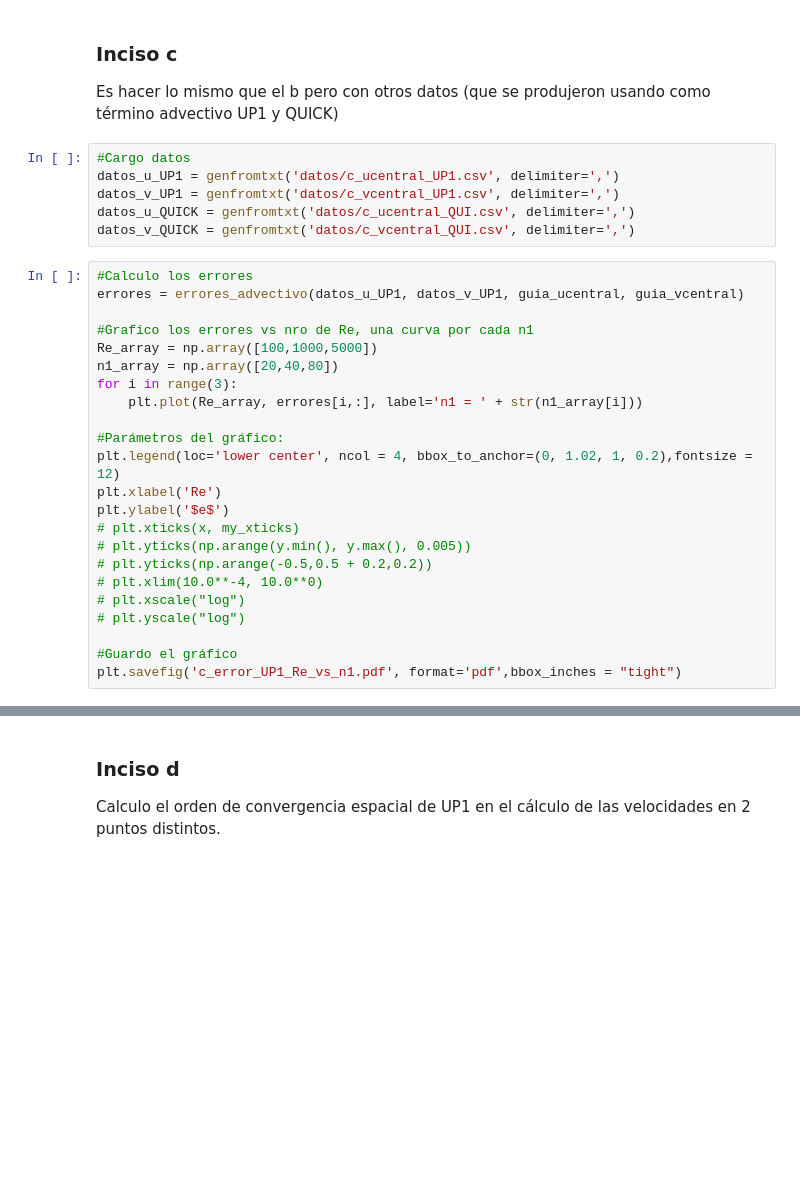
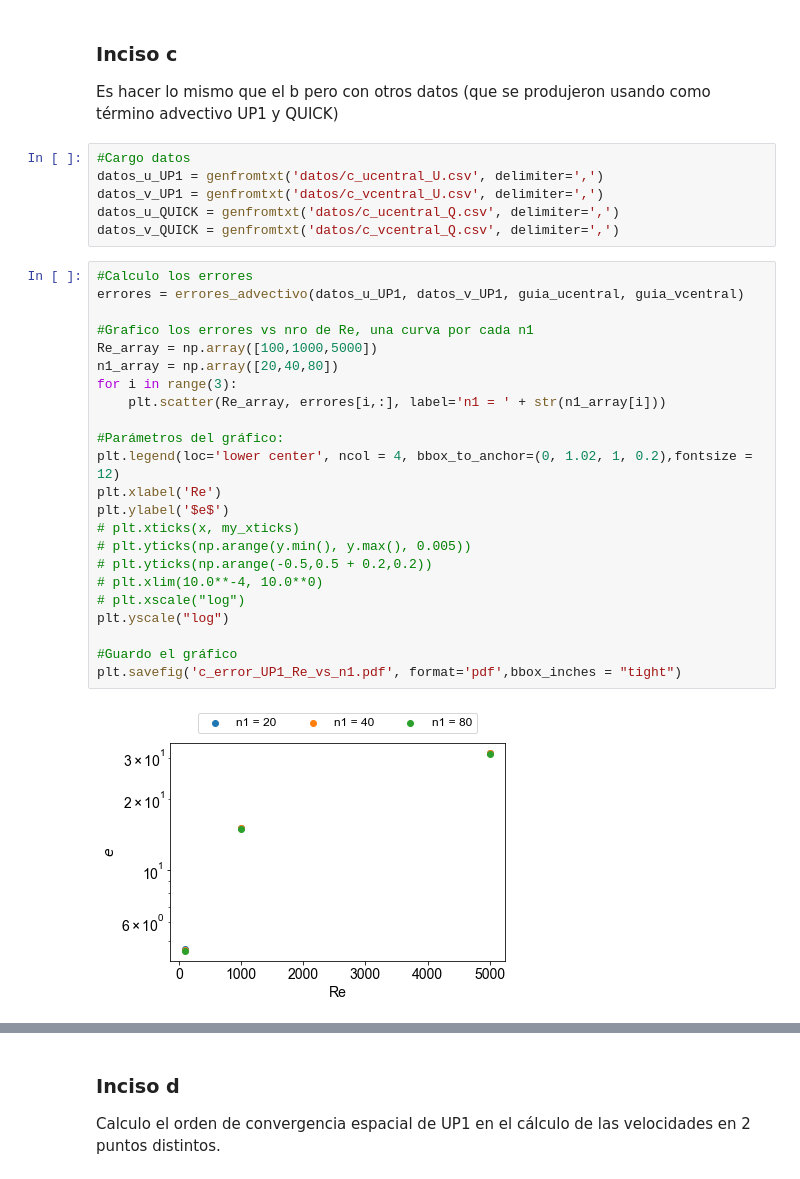
Before and after one commit to Lupama2/Guias_Metodos_Num_Fluidos_I, a Jupyter notebook: Guias/Informe_final/Programa/graficos/graficos.ipynb, the cells around one changed output, grey strips where cells are left out. Drawn from its saved outputs; the diff is of its cells as text; blank space fills up the shorter version.

```diff
--- a/Guias/Informe_final/Programa/graficos/graficos.ipynb
+++ b/Guias/Informe_final/Programa/graficos/graficos.ipynb
@@ -166,33 +206,35 @@ plt.savefig('b_error_Re_vs_n1.pdf', format='pdf',bbox_inches = "tight")
 Es hacer lo mismo que el b pero con otros datos (que se produjeron usando como término advectivo UP1 y QUICK)
 # %%
 #Cargo datos
-datos_u_UP1 = genfromtxt('datos/c_ucentral_UP1.csv', delimiter=',')
-datos_v_UP1 = genfromtxt('datos/c_vcentral_UP1.csv', delimiter=',')
-datos_u_QUICK = genfromtxt('datos/c_ucentral_QUI.csv', delimiter=',')
-datos_v_QUICK = genfromtxt('datos/c_vcentral_QUI.csv', delimiter=',')
+datos_u_UP1 = genfromtxt('datos/c_ucentral_U.csv', delimiter=',')
+datos_v_UP1 = genfromtxt('datos/c_vcentral_U.csv', delimiter=',')
+datos_u_QUICK = genfromtxt('datos/c_ucentral_Q.csv', delimiter=',')
+datos_v_QUICK = genfromtxt('datos/c_vcentral_Q.csv', delimiter=',')
 # %%
 #Calculo los errores
 errores = errores_advectivo(datos_u_UP1, datos_v_UP1, guia_ucentral, guia_vcentral)
 
 #Grafico los errores vs nro de Re, una curva por cada n1
 Re_array = np.array([100,1000,5000])
 n1_array = np.array([20,40,80])
 for i in range(3):
-    plt.plot(Re_array, errores[i,:], label='n1 = ' + str(n1_array[i]))
+    plt.scatter(Re_array, errores[i,:], label='n1 = ' + str(n1_array[i]))
 
 #Parámetros del gráfico:
 plt.legend(loc='lower center', ncol = 4, bbox_to_anchor=(0, 1.02, 1, 0.2),fontsize = 12)
 plt.xlabel('Re')
 plt.ylabel('$e$')
 # plt.xticks(x, my_xticks)
 # plt.yticks(np.arange(y.min(), y.max(), 0.005))
 # plt.yticks(np.arange(-0.5,0.5 + 0.2,0.2))
 # plt.xlim(10.0**-4, 10.0**0)
 # plt.xscale("log")
-# plt.yscale("log")
+plt.yscale("log")
 
 #Guardo el gráfico
 plt.savefig('c_error_UP1_Re_vs_n1.pdf', format='pdf',bbox_inches = "tight")
+# %% [output]
+[figure, added]
 # %%
 #Calculo los errores
 errores = errores_advectivo(datos_u_QUICK, datos_v_QUICK, guia_ucentral, guia_vcentral)
```
Also changed, not shown: parts of 18 cells of this notebook, 54 other files.
